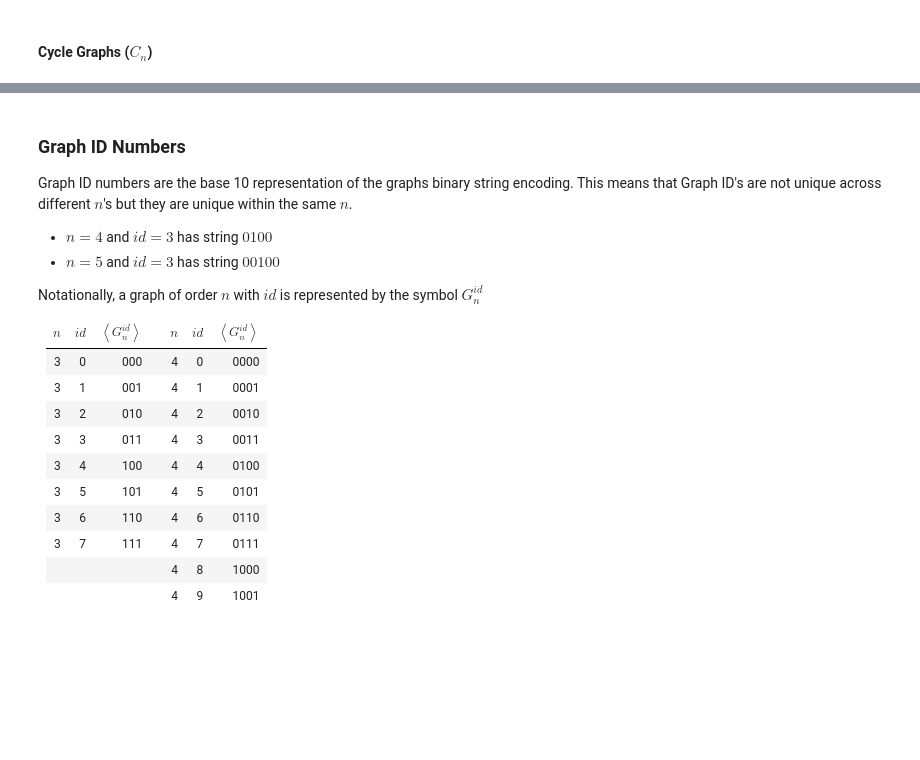
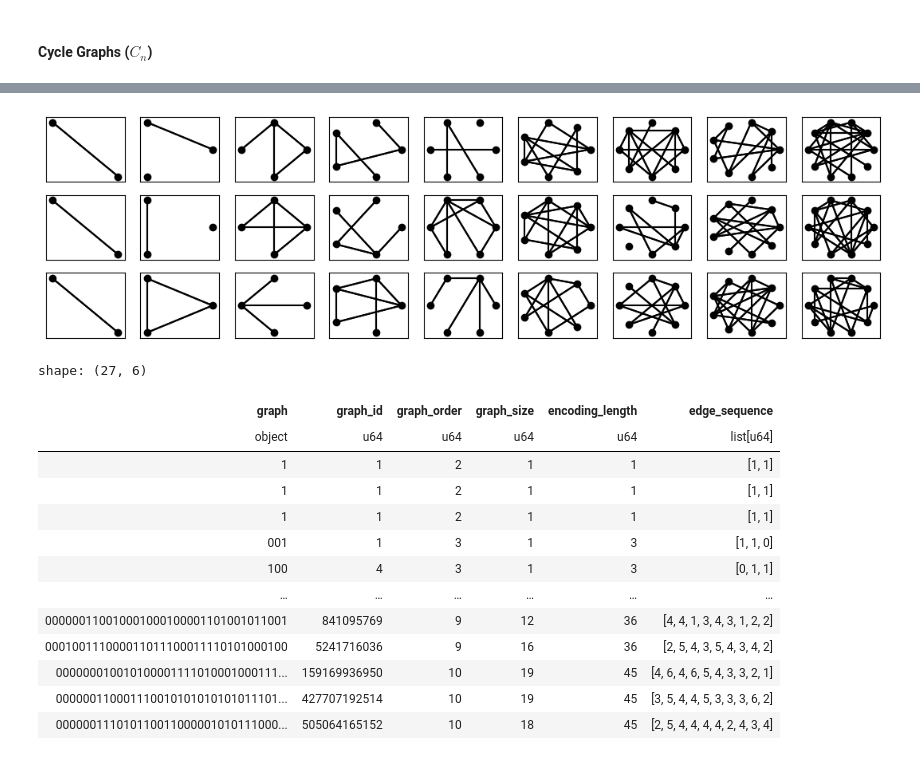
Before and after one commit to orwellian225/Code, a Jupyter notebook: classical/Graphs.ipynb, the cells around one changed output, grey strips where cells are left out. Drawn from its saved outputs; the diff is of its cells as text; code cells hidden in the pictures; blank space fills up the shorter version.

```diff
--- a/classical/Graphs.ipynb
+++ b/classical/Graphs.ipynb
@@ -79,10 +165,17 @@ figure, axes = plt.subplots(1, graph_range.stop - 2)
 figure.set_figheight(1.2)
 figure.set_figwidth(1.5 * (graph_range.stop - 2))
 
+new_graphs = []
 for n in graph_range:
     g = Graph.cycle_n(n)
     g.plot_graph(axes[n - 2])
-    df = pd.concat([df, pd.DataFrame([[
-        g, g.to_bitint(), g.properties.order, g.properties.size, g.properties.encoding_length, g.get_edge_sequence()
-    ]], columns=df.columns)], ignore_index=True)
+
+    new_graphs.append([
+        g, g.properties.id, g.properties.order, g.properties.size, g.properties.encoding_length, g.get_edge_sequence()
+    ])
+
+
+cycle_graphs = pl.DataFrame(new_graphs, schema=frame_schema, orient="row")
+plt.show()
+cycle_graphs
 # %% [output]
@@ -90,34 +195,37 @@ for n in graph_range:
-# %% [markdown]
-### Graph ID Numbers
-
-Graph ID numbers are the base 10 representation of the graphs binary string encoding.
-This means that Graph ID's are not unique across different $n$'s but they are unique within the same $n$.
-
-* $n = 4$ and $id = 3$ has string $0100$
-* $n = 5$ and $id = 3$ has string $00100$
-
-Notationally, a graph of order $n$ with $id$ is represented by the symbol $G_n^{id}$
-
-| $n$ | $id$ | $\left< G_n^{id} \right>$ | | $n$ | $id$ | $\left< G_n^{id} \right>$ |
-|-----|------|---------------------------|-|-----|------|---------------------------|
-| 3 | 0 | 000 | | 4 | 0 | 0000 |
-| 3 | 1 | 001 | | 4 | 1 | 0001 |
-| 3 | 2 | 010 | | 4 | 2 | 0010 |
-| 3 | 3 | 011 | | 4 | 3 | 0011 |
-| 3 | 4 | 100 | | 4 | 4 | 0100 |
-| 3 | 5 | 101 | | 4 | 5 | 0101 |
-| 3 | 6 | 110 | | 4 | 6 | 0110 |
-| 3 | 7 | 111 | | 4 | 7 | 0111 |
-|   |   |     | | 4 | 8 | 1000 |
-|   |   |     | | 4 | 9 | 1001 |
 # %%
-# Random Graphs
-random.seed(0) # Just ensure the same graphs are generated each time
+# Draw Random Graphs and add to Dataframe
+random.seed(1) # Just ensure the same graphs are generated each time
+figure, axes = plt.subplots(3, graph_range.stop - 2)
+figure.set_figheight(1.2 * 3)
+figure.set_figwidth(1.5 * (graph_range.stop - 2))
 
+new_graphs = []
 for n in graph_range:
-    for _ in range(3):
-        random_id = random.randint(0, int(2**(n*(n-1)/2)) - 1)
-        random_g = Graph.from_id(random_id, n)
-        df = pd.concat([df, pd.DataFrame([[
-            random_g, random_g.to_bitint(), random_g.properties.order, random_g.properties.size, random_g.properties.encoding_length, random_g.get_edge_sequence()
-        ]], columns=df.columns)], ignore_index=True)
+
+    for i in range(3):
+        g = Graph.from_id(random.randint(1, int(2**(n*(n-1)/2)) - 1), n)
+        g.plot_graph(axes[i][n - 2])
+
+        new_graphs.append([
+            g, g.properties.id, g.properties.order, g.properties.size, g.properties.encoding_length, g.get_edge_sequence()
+        ])
+
+random_graphs = pl.DataFrame(new_graphs, schema=frame_schema, orient="row")
+plt.show()
+random_graphs
+# %% [output]
+[figure, added]
+shape: (27, 6)
+| graph | graph_id | graph_order | graph_size | encoding_length | edge_sequence |
+| object | u64 | u64 | u64 | u64 | list[u64] |
+| 1 | 1 | 2 | 1 | 1 | [1, 1] |
+| 1 | 1 | 2 | 1 | 1 | [1, 1] |
+| 1 | 1 | 2 | 1 | 1 | [1, 1] |
+| 001 | 1 | 3 | 1 | 3 | [1, 1, 0] |
+| 100 | 4 | 3 | 1 | 3 | [0, 1, 1] |
+| … | … | … | … | … | … |
+| 000000110010001000100001101001011001 | 841095769 | 9 | 12 | 36 | [4, 4, 1, 3, 4, 3, 1, 2, 2] |
+| 000100111000011011100011110101000100 | 5241716036 | 9 | 16 | 36 | [2, 5, 4, 3, 5, 4, 3, 4, 2] |
+| 000000010010100001111010001000111... | 159169936950 | 10 | 19 | 45 | [4, 6, 4, 6, 5, 4, 3, 3, 2, 1] |
+| 000000110001110010101010101011101... | 427707192514 | 10 | 19 | 45 | [3, 5, 4, 4, 5, 3, 3, 3, 6, 2] |
+| 000000111010110011000001010111000... | 505064165152 | 10 | 18 | 45 | [2, 5, 4, 4, 4, 4, 2, 4, 3, 4] |
```
Also changed, not shown: parts of 14 cells of this notebook, 1 other file.
